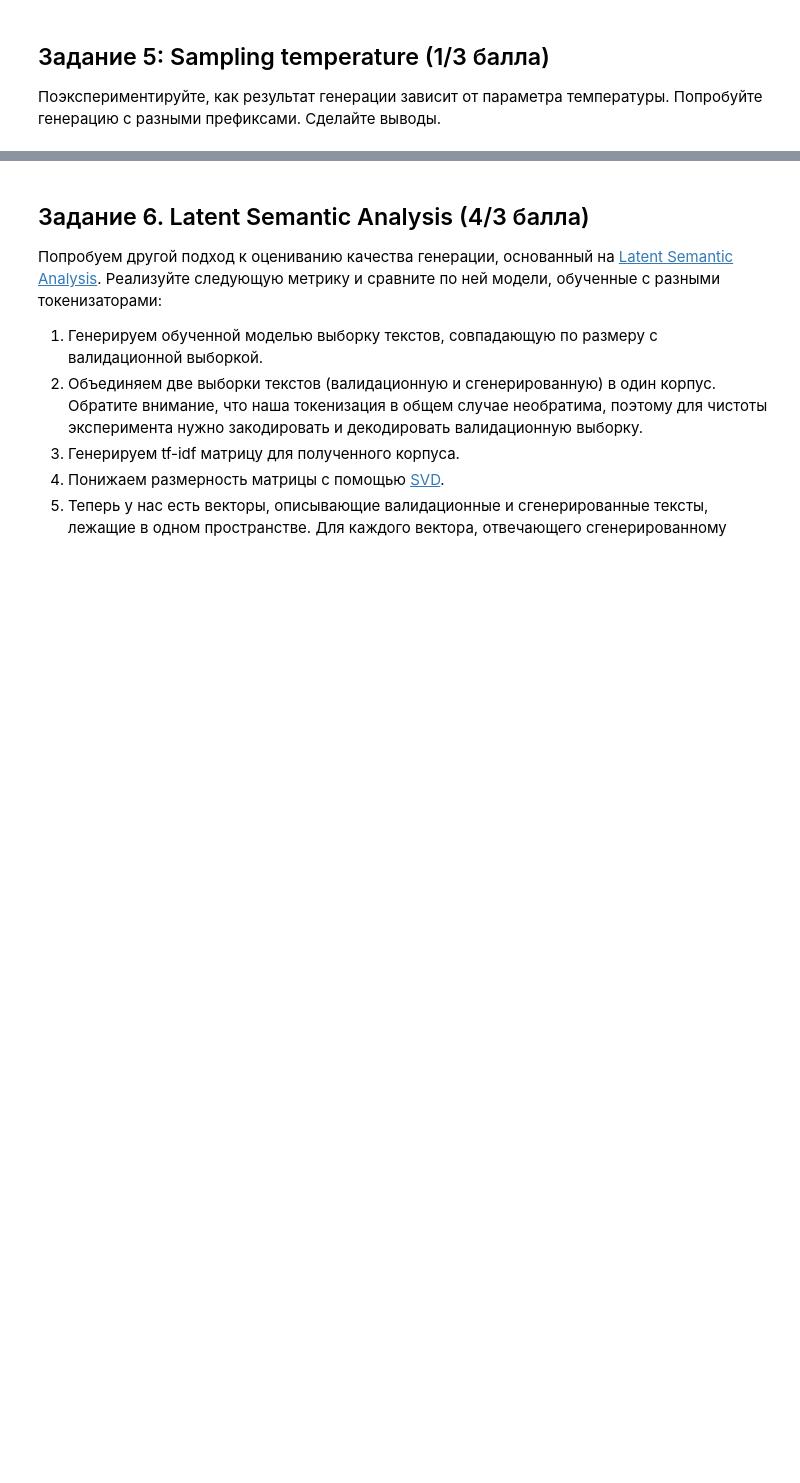
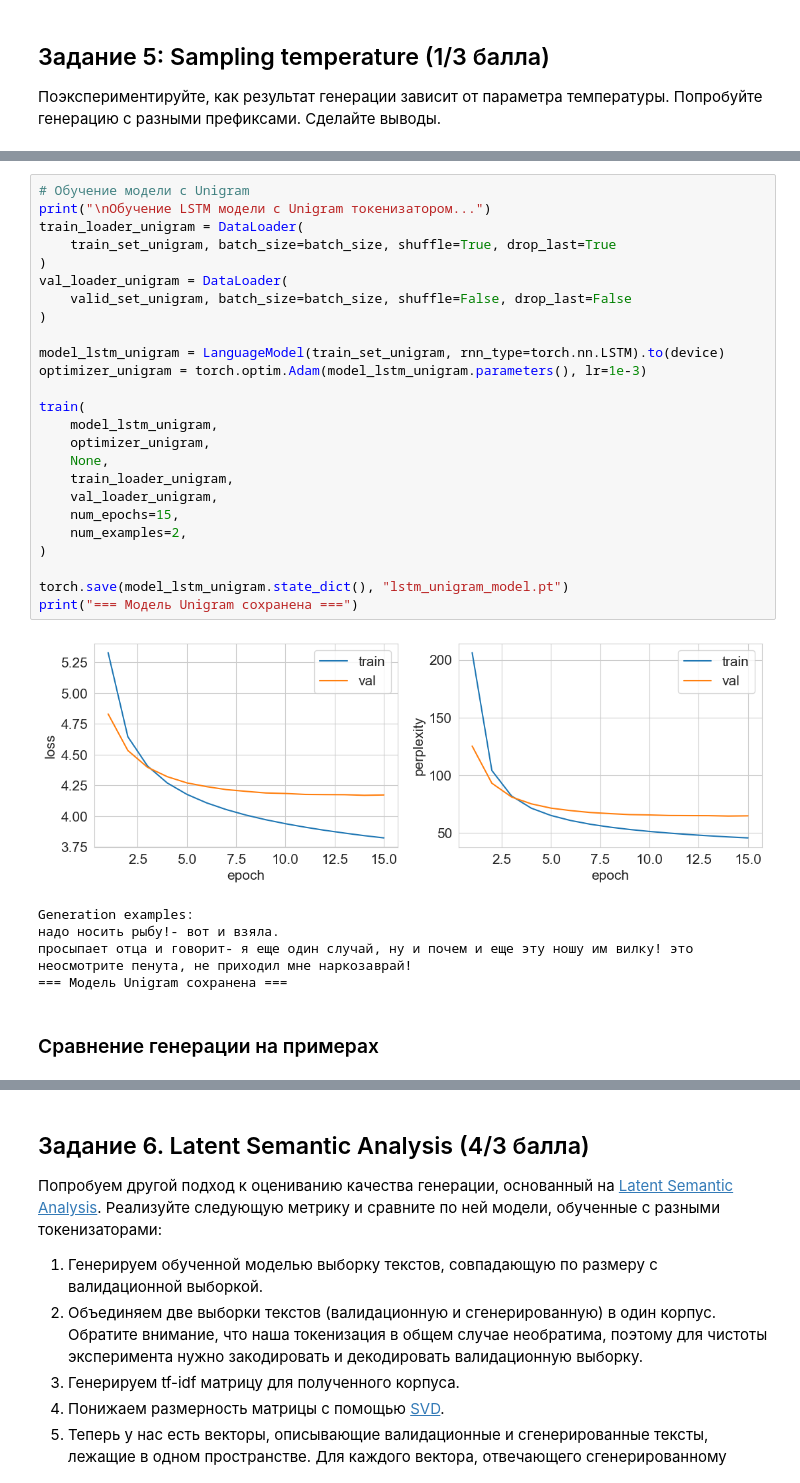
Before and after one commit to psaw/hse-ai24-dl, a Jupyter notebook: homeworks/HW4/HW4.ipynb, the cells around one changed output, grey strips where cells are left out. Cells and saved outputs as stored; diff of their text form; blank space fills up the shorter version.

```diff
--- a/homeworks/HW4/HW4.ipynb
+++ b/homeworks/HW4/HW4.ipynb
@@ -273,0 +495,33 @@ model_lstm_temp_examples
+# %%
+# Обучение модели с Unigram
+print("\nОбучение LSTM модели с Unigram токенизатором...")
+train_loader_unigram = DataLoader(
+    train_set_unigram, batch_size=batch_size, shuffle=True, drop_last=True
+)
+val_loader_unigram = DataLoader(
+    valid_set_unigram, batch_size=batch_size, shuffle=False, drop_last=False
+)
+
+model_lstm_unigram = LanguageModel(train_set_unigram, rnn_type=torch.nn.LSTM).to(device)
+optimizer_unigram = torch.optim.Adam(model_lstm_unigram.parameters(), lr=1e-3)
+
+train(
+    model_lstm_unigram,
+    optimizer_unigram,
+    None,
+    train_loader_unigram,
+    val_loader_unigram,
+    num_epochs=15,
+    num_examples=2,
+)
+
+torch.save(model_lstm_unigram.state_dict(), "lstm_unigram_model.pt")
+print("=== Модель Unigram сохранена ===")
+# %% [output]
+[figure, added]
+Generation examples:
+надо носить рыбу!- вот и взяла.
+просыпает отца и говорит- я еще один случай, ну и почем и еще эту ношу им вилку! это неосмотрите пенута, не приходил мне наркозаврай!
+=== Модель Unigram сохранена ===
+# %% [markdown]
+### Сравнение генерации на примерах
```
Also changed, not shown: parts of 12 cells of this notebook.
